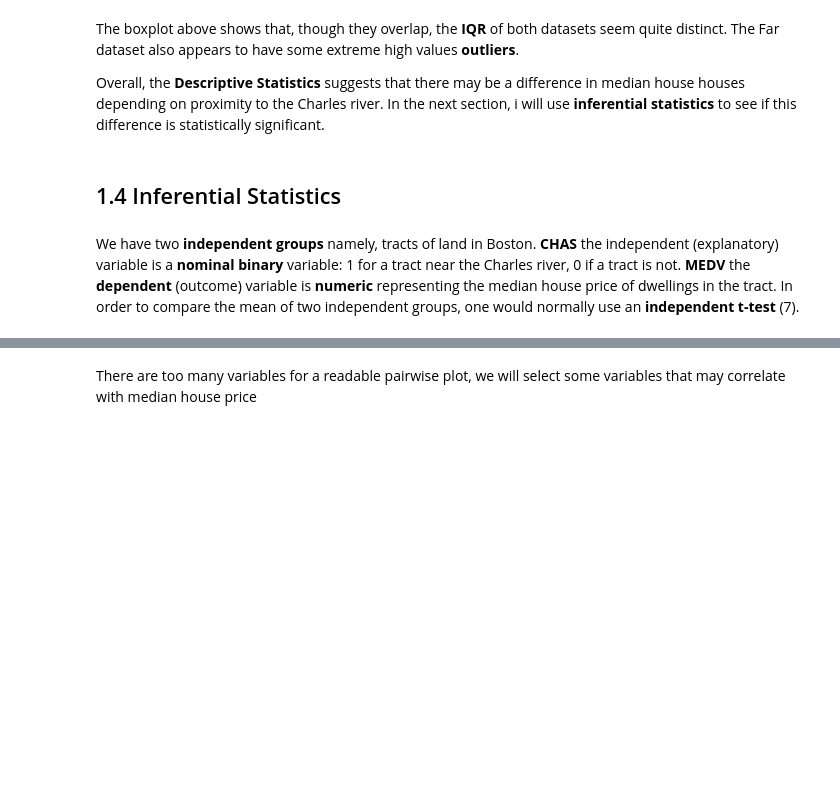
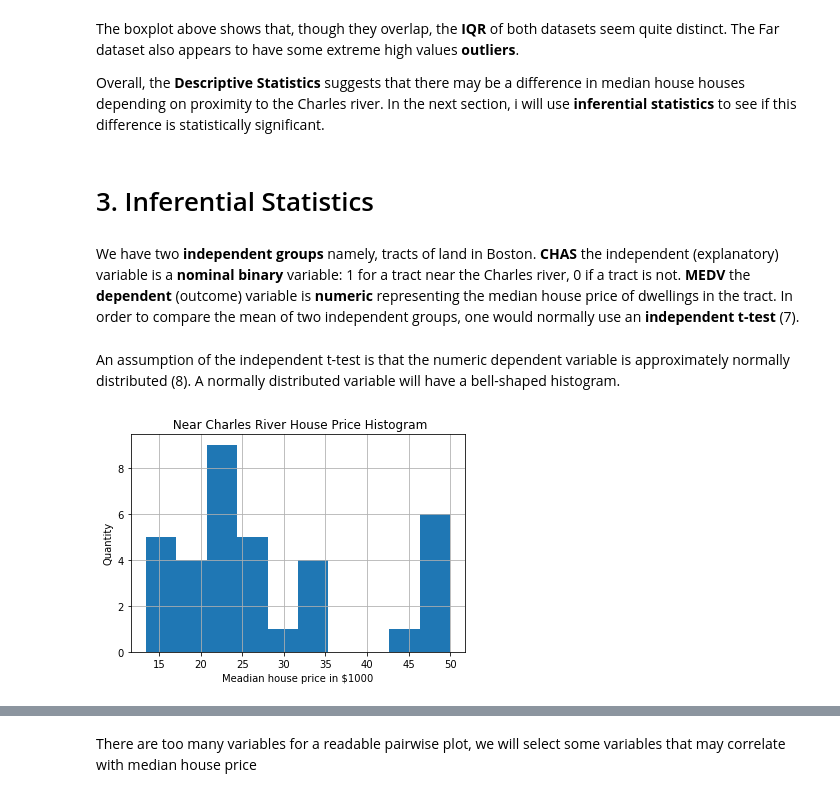
Before and after one commit to dermotkel/machine-learning, a Jupyter notebook: project.ipynb, the cells around one changed output, grey strips where cells are left out. Saved outputs shown, nothing was run; the diff lists cells and outputs as text; code cells hidden in the pictures; blank space fills up the shorter version.

Commit message:
finished inferential statistics

```diff
--- a/project.ipynb
+++ b/project.ipynb
@@ -162,7 +162,17 @@ The boxplot above shows that, though they overlap, the **IQR** of both datasets
 
 Overall, the **Descriptive Statistics** suggests that there may be a difference in median house houses depending on proximity to the Charles river. In the next section, i will use **inferential statistics** to see if this difference is statistically significant.
 # %% [markdown]
-## 1.4 Inferential Statistics
+# 3. Inferential Statistics
 # %% [markdown]
 We have two **independent groups** namely, tracts of land in Boston. **CHAS** the independent (explanatory) variable is a **nominal binary** variable: 1 for a tract near the Charles river, 0 if a tract is not. **MEDV** the **dependent** (outcome) variable is **numeric** representing the median house price of dwellings in the tract. In order to compare the mean of two independent groups, one would normally use an **independent t-test** (7).
+# %% [markdown]
+An assumption of the independent t-test is that the numeric dependent variable is approximately normally distributed (8). A normally distributed variable will have a bell-shaped histogram.
+# %%
+bostonNear["MEDV"].hist() # Pandas is used to create a histogram
+plt.xlabel('Meadian house price in $1000')
+plt.ylabel('Quantity')
+plt.title(" Near Charles River House Price Histogram")
+plt.show()
+# %% [output]
+[figure, added]
 # %%
```
Also changed, not shown: parts of 27 cells of this notebook.
